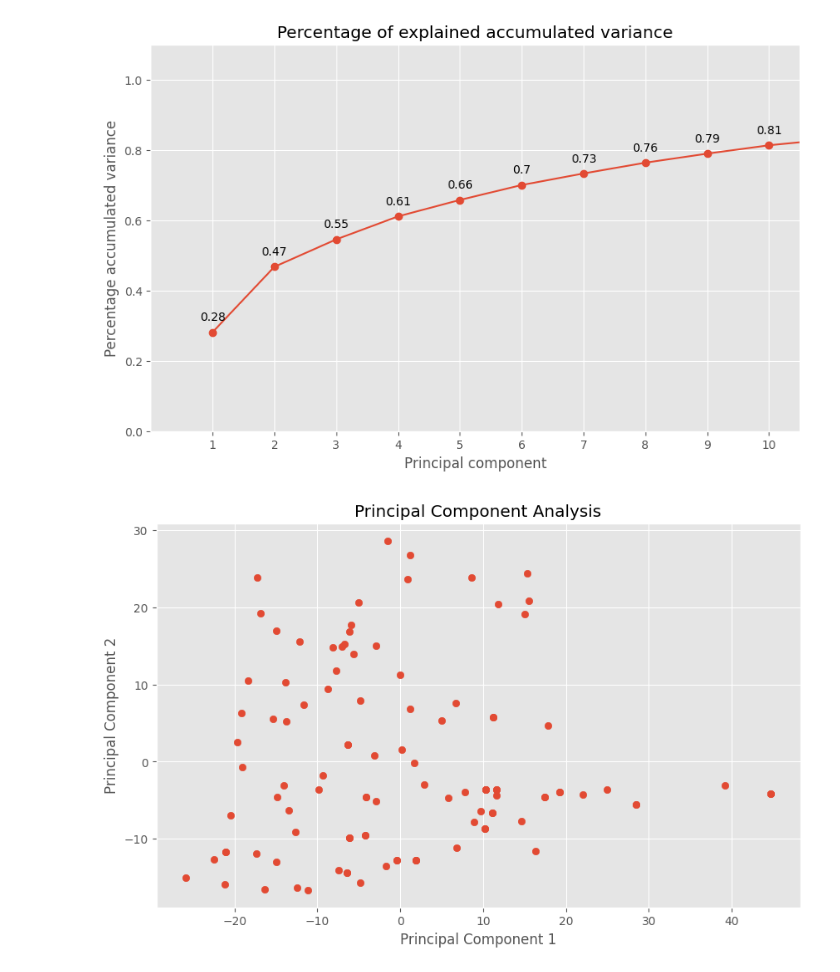
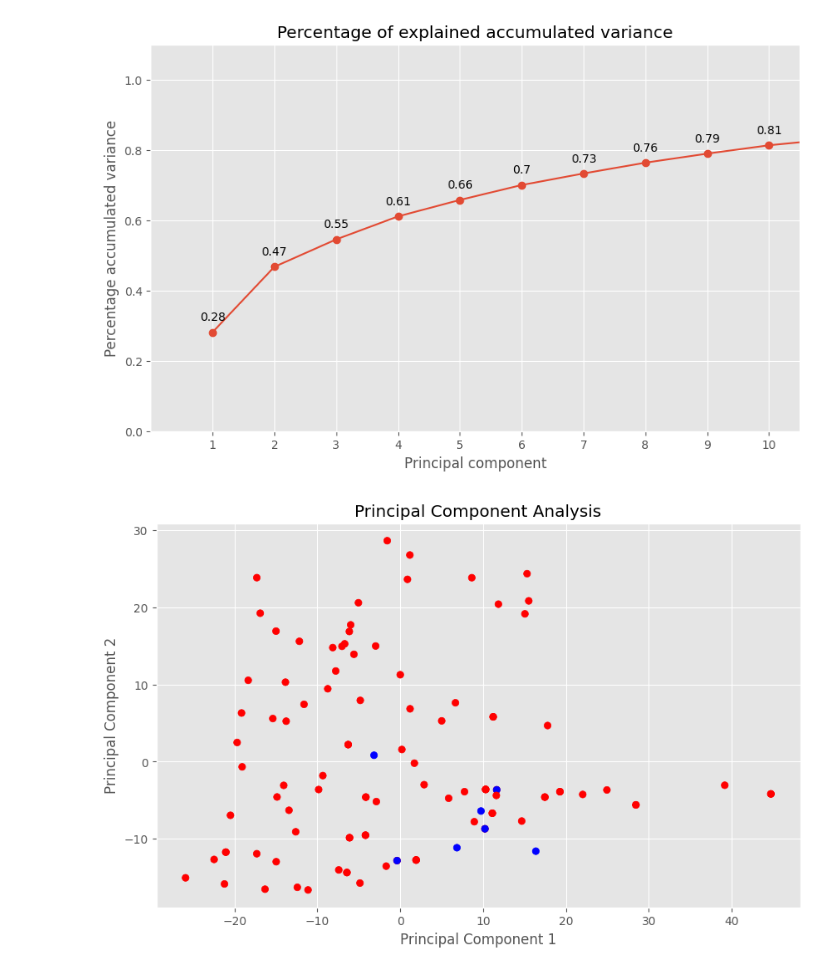
Before and after one commit to aalonsca73/in_silico_toxicology, a Jupyter notebook: PCA.ipynb, the cells around one changed output. Cells and saved outputs as stored; diff of their text form; code cells hidden in the pictures.

```diff
--- a/PCA.ipynb
+++ b/PCA.ipynb
@@ -3,6 +3,7 @@
 # %%
 # Define the filename for the CSV file
 filename = 'molecules_with_properties_OPFR.csv'
+identification = 'label.csv'
 
 # Import necessary libraries
 # Data treatment
@@ -26,6 +27,13 @@ from sklearn.preprocessing import scale
 
 # Read the CSV file using pandas
 df = pd.read_csv(filename)
+labels = pd.read_csv(identification)
+
+# Label to color dict
+label_color_dict = {'no':'red','yes':'blue'}
+
+# Color vector creation
+cvec = [label_color_dict[word] for word in labels['label']]
 
 # Remove the 'SMILES' column from the DataFrame
 filtered_df = df.loc[:,df.columns != "SMILES"]
@@ -63,32 +71,43 @@ ax.set_xlabel('Principal component')
 ax.set_ylabel('Percentage of explained variance');
 
 # Proportion of accumulated variance
 prop_var_accum = pca_model.explained_variance_ratio_.cumsum()
 
 fig, ax = plt.subplots(nrows=1,ncols=1, figsize=(10,6))
 ax.plot(np.arange(len(pca_model.components_))+1,
         pca_model.explained_variance_ratio_.cumsum(), marker = 'o')
 
 # Add labels to the data points
 for x,y in zip(np.arange(len(filtered_df.columns))+1,pca_model.explained_variance_ratio_.cumsum()):
   label = round(y, 2)
   ax.annotate(label,(x,y),textcoords="offset points",xytext=(0,10),ha='center')
 
 ax.set_xticks(np.arange(pca_model.n_components_)+1)
 ax.set_xlim(0,10.5)
 ax.set_ylim(0,1.1)
 ax.set_title('Percentage of explained accumulated variance')
 ax.set_xlabel('Principal component')
 ax.set_ylabel('Percentage accumulated variance');
 
 # PCA
 fig, ax = plt.subplots(nrows=1,ncols=1,figsize=(10,6))
-ax.scatter(PCA.loc[:,0],PCA.loc[:,1])
+ax.scatter(PCA.loc[:,0],PCA.loc[:,1],c=cvec)
 
 ax.set_title('Principal Component Analysis')
 ax.set_xlabel('Principal Component 1')
 ax.set_ylabel('Principal Component 2');
+
+# Clustering
+from scipy.cluster.hierarchy import linkage, dendrogram
+
+complete_clustering = linkage(PCA,method="complete",metric="euclidean")
+fig, ax = plt.subplots(nrows=1,ncols=1,figsize=(10,6))
+dendrogram(complete_clustering,labels=filtered_df.index)
+
+ax.set_title('Dendrogram')
+ax.set_xlabel('Molecule')
+ax.set_ylabel('Distance');
 # %% [output]
 [figure]
 [figure]
-[figure, old version]
+[figure, new version]
```
Also changed, not shown: parts of 1 cell of this notebook.
